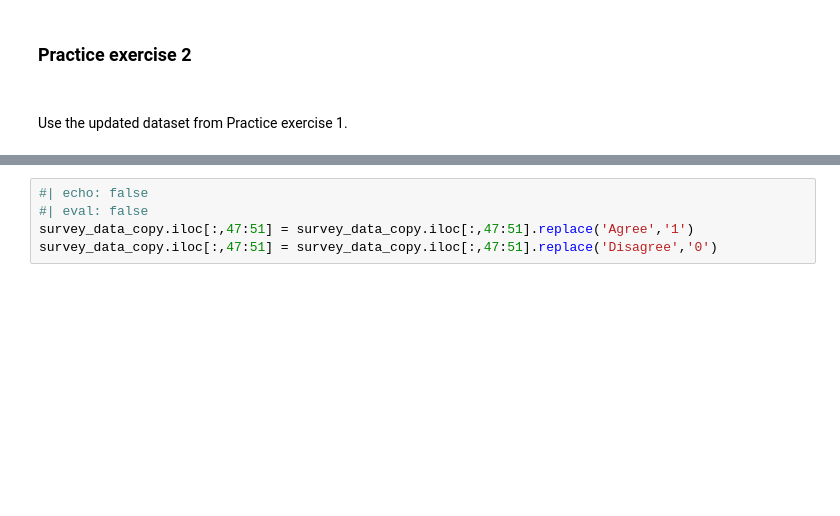
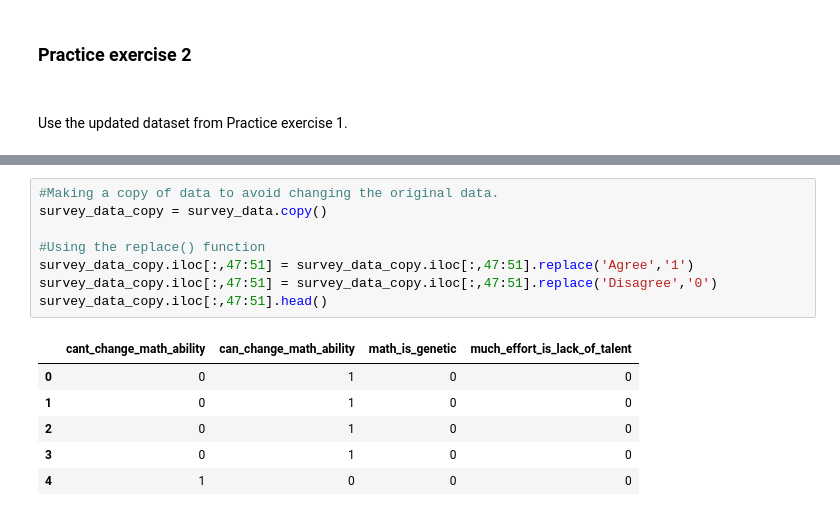
Before and after one commit to NUstat/DataScience_Intro_python, a Jupyter notebook: Pandas.ipynb, the cells around one changed output, grey strips where cells are left out. Drawn from its saved outputs; the diff is of its cells as text; blank space fills up the shorter version.

```diff
--- a/Pandas.ipynb
+++ b/Pandas.ipynb
@@ -1154,5 +1172,15 @@ survey_data_copy.iloc[:,47:51].head()
 # %%
-#| echo: false
-#| eval: false
+#Making a copy of data to avoid changing the original data.
+survey_data_copy = survey_data.copy()
+
+#Using the replace() function
 survey_data_copy.iloc[:,47:51] = survey_data_copy.iloc[:,47:51].replace('Agree','1')
 survey_data_copy.iloc[:,47:51] = survey_data_copy.iloc[:,47:51].replace('Disagree','0')
+survey_data_copy.iloc[:,47:51].head()
+# %% [output]
+|  | cant_change_math_ability | can_change_math_ability | math_is_genetic | much_effort_is_lack_of_talent |
+| 0 | 0 | 1 | 0 | 0 |
+| 1 | 0 | 1 | 0 | 0 |
+| 2 | 0 | 1 | 0 | 0 |
+| 3 | 0 | 1 | 0 | 0 |
+| 4 | 1 | 0 | 0 | 0 |
```
Also changed, not shown: parts of 9 cells of this notebook.
